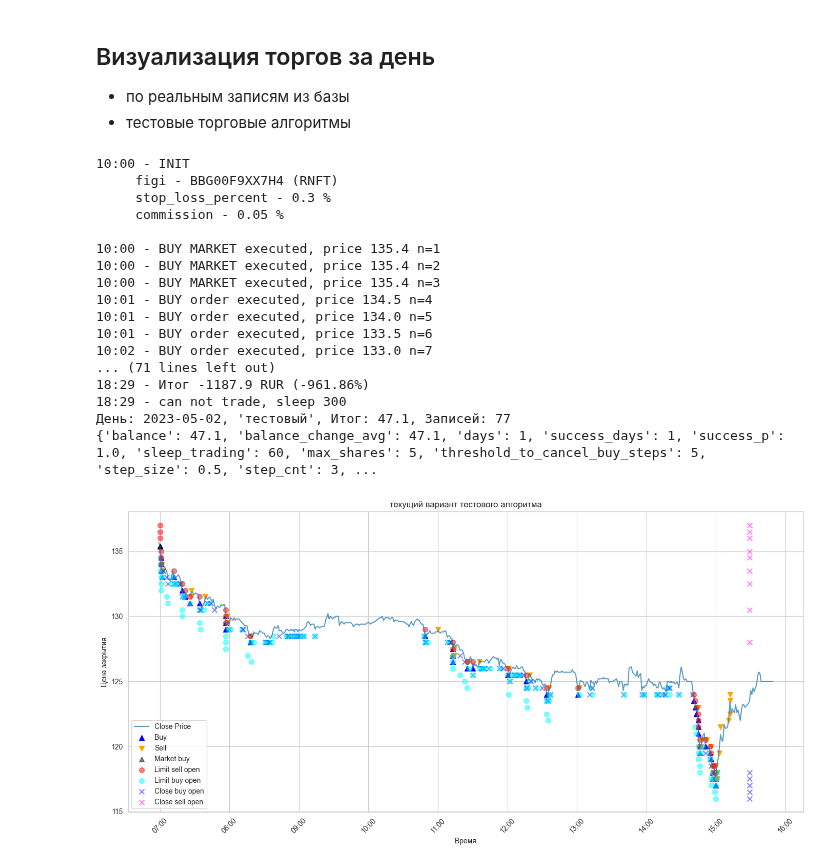
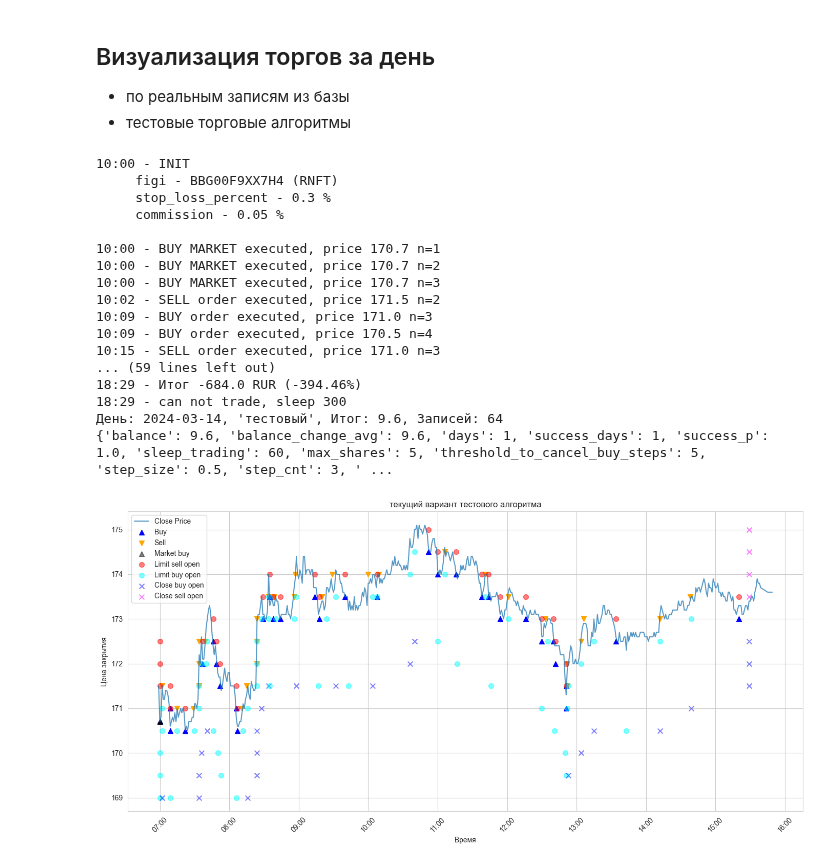
Before and after one commit to sapozhkov/fin, a Jupyter notebook: t_day_vis.ipynb, the cells around one changed output. Saved outputs shown, nothing was run; the diff lists cells and outputs as text; code cells hidden in the pictures.

```diff
--- a/t_day_vis.ipynb
+++ b/t_day_vis.ipynb
@@ -25,8 +25,10 @@ from test_env.test_alg import TestAlgorithm
 historical_trade = HistoricalTrade()
 data_handler = HistoricalCandles(TOKEN, FIGI, TICKER)
 
+date = '2024-03-14'
+
 # проблемные зоны - тут идет лютый спад и всё сливается
-date = '2023-05-02'
+# date = '2023-05-02'
 # date = '2023-08-25'
 # date = '2023-09-07'
 # date = '2023-09-11'
@@ -62,42 +64,42 @@ def show_test_alg(date_):
     print(result)
 
     viz.draw(
         date_,
         test_alg.accounting_helper.get_deals(),
         test_alg.accounting_helper.get_orders(),
         'текущий вариант тестового алгоритма'
     )
 
 results = historical_trade.get_daily_totals(date, alg_name)
 
 for obj in results:
     print(f"День: {obj.date}, {obj.alg_name}, "
           f"{'Итог' if obj.is_closed else 'Подытог'}: {obj.total}, "
           f"Записей: {obj.cnt}")
     viz.draw(
         obj.date,
         historical_trade.get_deals(obj.date, obj.alg_name),
         [],
         obj.alg_name
     )
 
 show_test_alg(date)
 # %% [output]
 10:00 - INIT
      figi - BBG00F9XX7H4 (RNFT)
      stop_loss_percent - 0.3 %
      commission - 0.05 %
 
-10:00 - BUY MARKET executed, price 135.4 n=1
-10:00 - BUY MARKET executed, price 135.4 n=2
-10:00 - BUY MARKET executed, price 135.4 n=3
-10:01 - BUY order executed, price 134.5 n=4
-10:01 - BUY order executed, price 134.0 n=5
-10:01 - BUY order executed, price 133.5 n=6
-10:02 - BUY order executed, price 133.0 n=7
-... (71 lines left out)
-18:29 - Итог -1187.9 RUR (-961.86%)
+10:00 - BUY MARKET executed, price 170.7 n=1
+10:00 - BUY MARKET executed, price 170.7 n=2
+10:00 - BUY MARKET executed, price 170.7 n=3
+10:02 - SELL order executed, price 171.5 n=2
+10:09 - BUY order executed, price 171.0 n=3
+10:09 - BUY order executed, price 170.5 n=4
+10:15 - SELL order executed, price 171.0 n=3
+... (59 lines left out)
+18:29 - Итог -684.0 RUR (-394.46%)
 18:29 - can not trade, sleep 300
-День: 2023-05-02, 'тестовый', Итог: 47.1, Записей: 77
-{'balance': 47.1, 'balance_change_avg': 47.1, 'days': 1, 'success_days': 1, 'success_p': 1.0, 'sleep_trading': 60, 'max_shares': 5, 'threshold_to_cancel_buy_steps': 5, 'step_size': 0.5, 'step_cnt': 3, ...
+День: 2024-03-14, 'тестовый', Итог: 9.6, Записей: 64
+{'balance': 9.6, 'balance_change_avg': 9.6, 'days': 1, 'success_days': 1, 'success_p': 1.0, 'sleep_trading': 60, 'max_shares': 5, 'threshold_to_cancel_buy_steps': 5, 'step_size': 0.5, 'step_cnt': 3, ' ...
-[figure, old version]
+[figure, new version]
```
Also changed, not shown: 1 other file.
